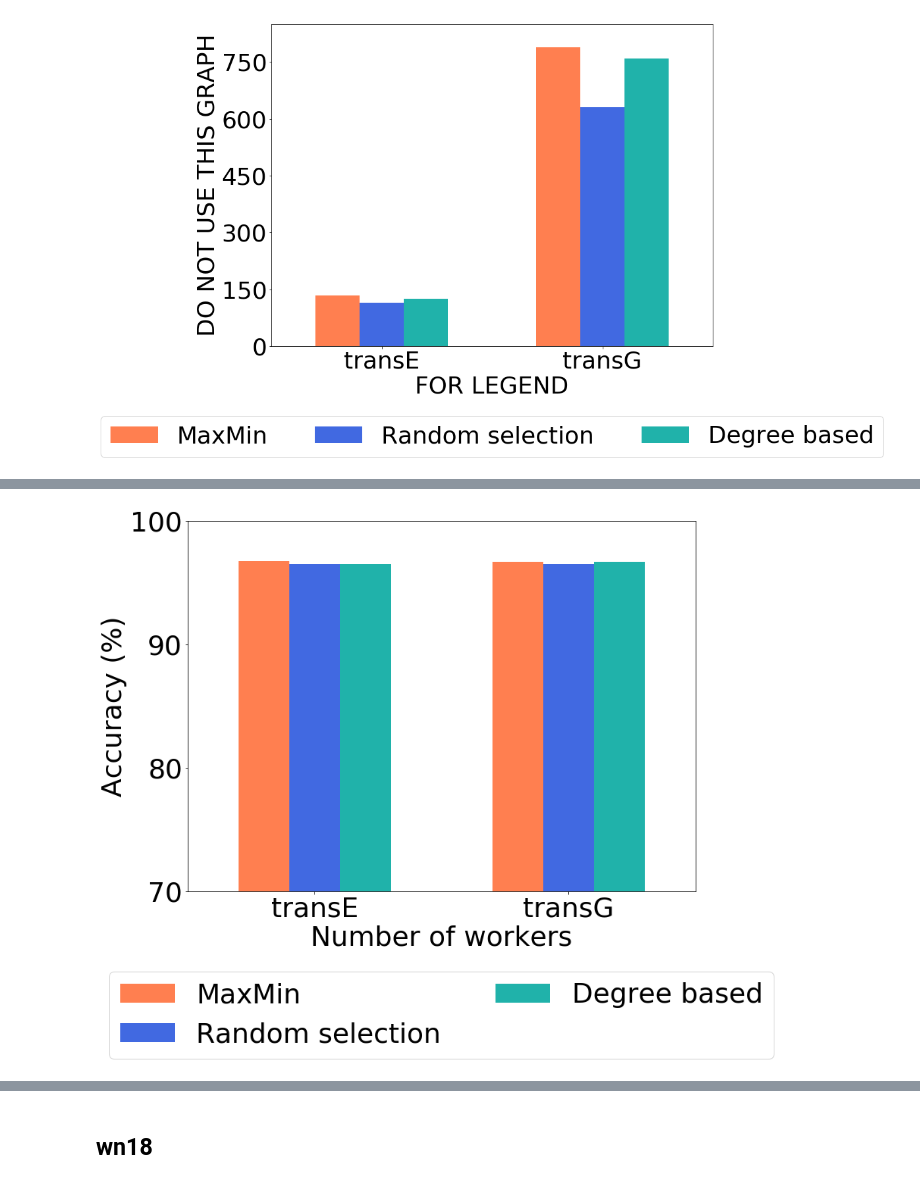
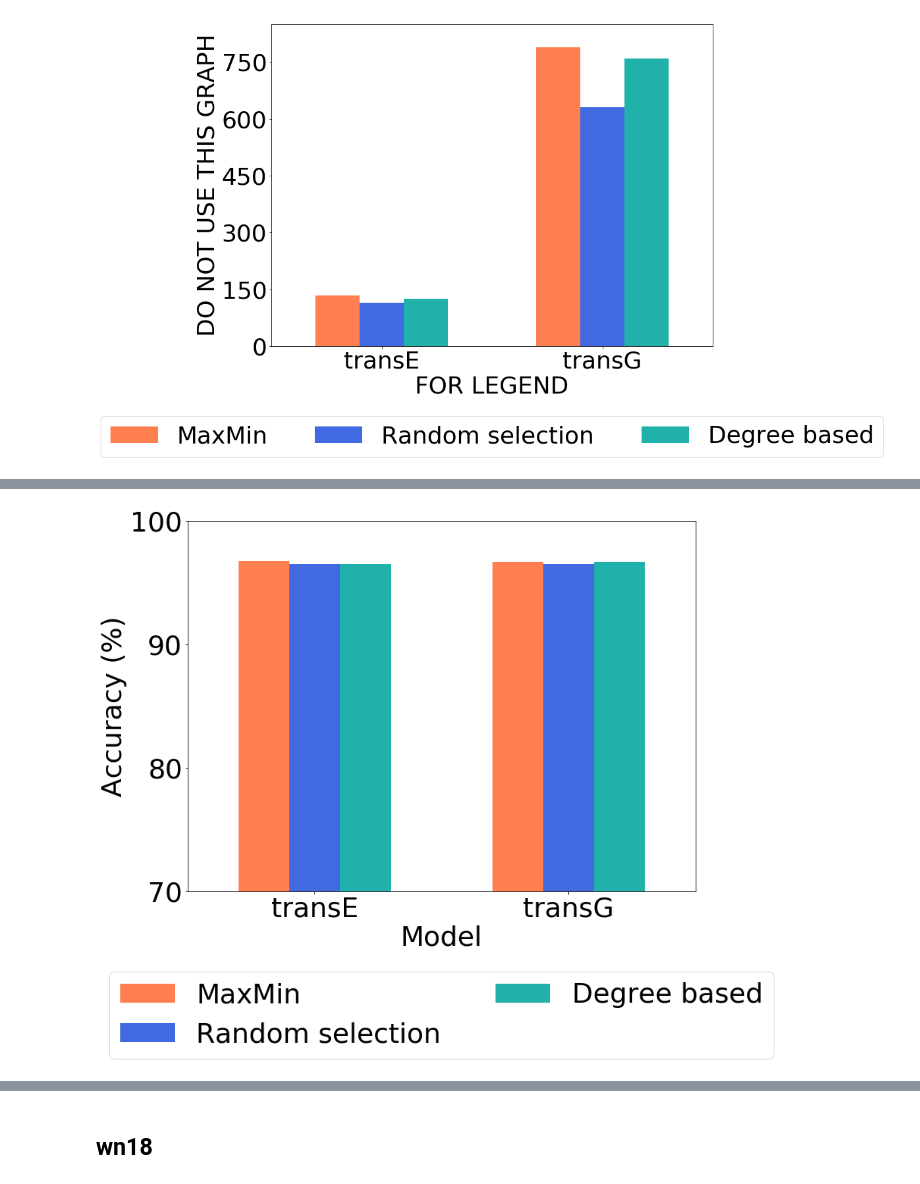
Before and after one commit to ahnjaewoo/Embedding, a Jupyter notebook: figures/figures - anchor.ipynb, the cells around one changed output, grey strips where cells are left out. Drawn from its saved outputs; the diff is of its cells as text; code cells hidden in the pictures.

```diff
--- a/figures/figures - anchor.ipynb
+++ b/figures/figures - anchor.ipynb
@@ -70,30 +70,30 @@ plt.show()
 # %%
 # accuracy fb15k
 num_workers = np.array([2, 4])
 
 fb15k_maxmin = np.array([0.96715, 0.966786]) * 100
 fb15k_randmin = np.array([0.964653, 0.96511]) * 100
 fb15k_degmin = np.array([0.964737, 0.966549]) * 100
 
 fig, ax = plt.subplots(1, 1, figsize = (12, 9))
 
 ax.bar(num_workers - 0.4, fb15k_maxmin, width = 0.4, label = 'MaxMin', color = 'coral')
 ax.bar(num_workers, fb15k_randmin, width = 0.4, label = 'Random selection', color = 'royalblue')
 ax.bar(num_workers + 0.4, fb15k_degmin, width = 0.4, label = 'Degree based', color = 'lightseagreen')
-ax.set_xlabel('Number of workers')
+ax.set_xlabel('Model')
 ax.set_ylabel('Accuracy (%)')
 legend = ax.legend(loc = 'upper center', bbox_to_anchor = (0.5, -0.18), fancybox = True, ncol = 2)
 ax.set_xticks(num_workers)
 ax.set_xticklabels(['transE', 'transG'])
 ax.set_yticks(np.arange(0, 101, 10))
 ax.set_xlim(1, 5)
 ax.set_ylim(70, 100)
 
 #plt.tight_layout()
 plt.savefig('./anchor_accuracy_fb15k.pdf', dpi = 300, quality = 100, bbox_extra_artists = (legend,), bbox_inches = 'tight')
 plt.show()
 # %% [output]
-[figure, old version]
+[figure, new version]
 # %%
 # BestHITS fb15k
 num_workers = np.array([2, 4])
```
Also changed, not shown: parts of 11 cells of this notebook, 9 other files.
